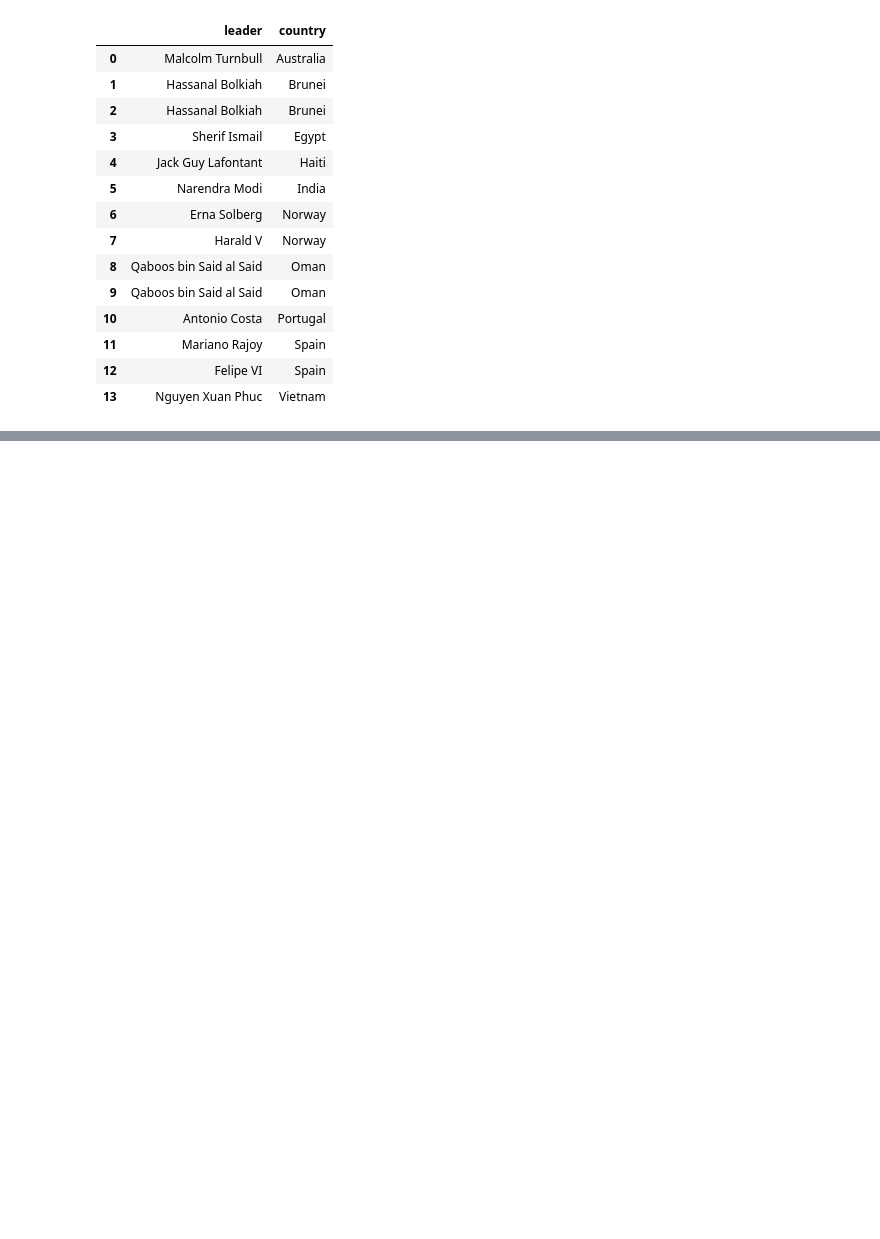
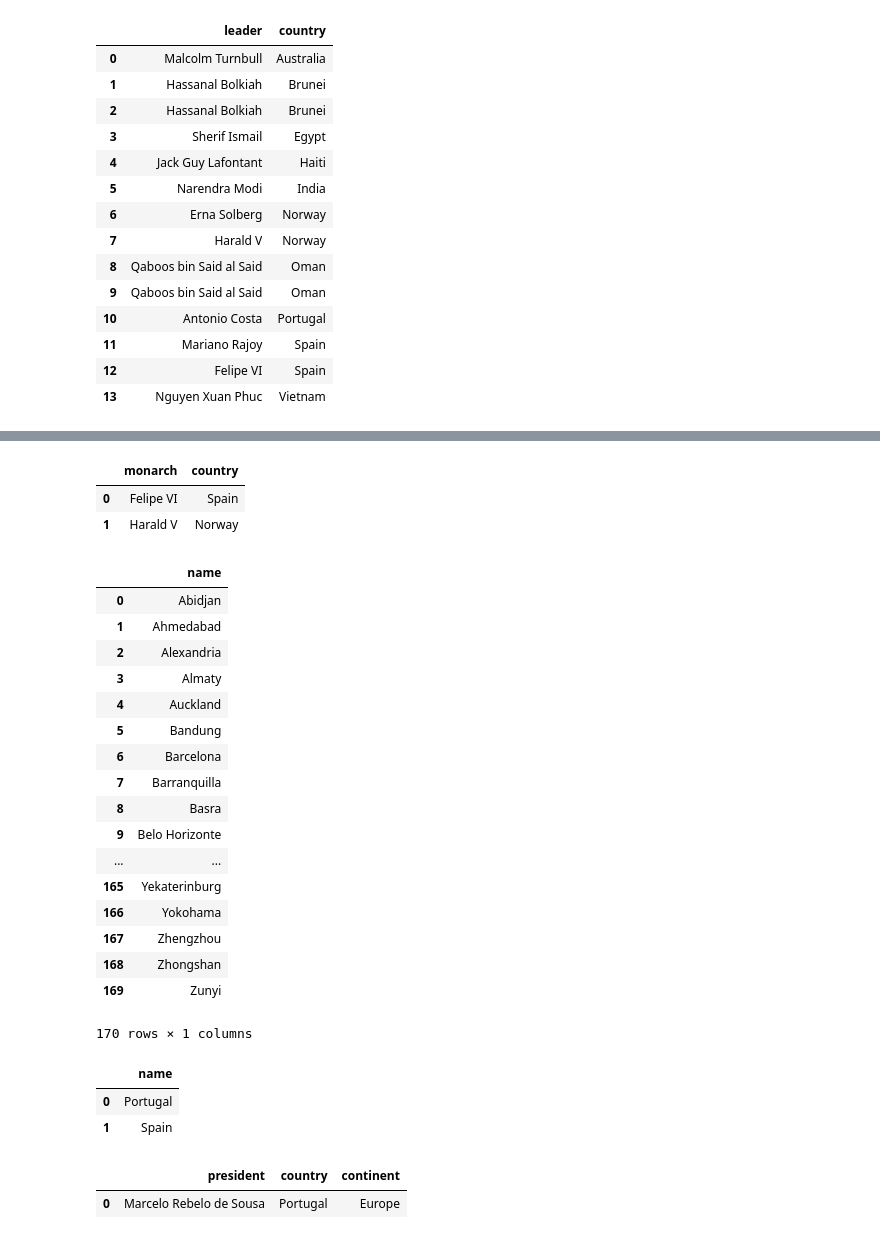
Before and after one commit to MikSm1th/datacamp_notes, a Jupyter notebook: joining_data_in_SQL/Set theory clauses.ipynb, the cells around one changed output, grey strips where cells are left out. Cells and saved outputs as stored; diff of their text form; code cells hidden in the pictures; blank space fills up the shorter version.

```diff
--- a/joining_data_in_SQL/Set theory clauses.ipynb
+++ b/joining_data_in_SQL/Set theory clauses.ipynb
@@ -58,0 +177,10 @@ ORDER BY country;''')
+# %%
+sql_query('''SELECT monarch, country
+FROM monarchs
+EXCEPT
+SELECT prime_minister, country
+FROM prime_ministers''')
+# %% [output]
+|  | monarch | country |
+| 0 | Felipe VI | Spain |
+| 1 | Harald V | Norway |
@@ -58,0 +192,33 @@ ORDER BY country;''')
+# %%
+sql_query('''-- Select field
+SELECT name
+  -- From cities
+  FROM cities
+	-- Set theory clause
+	EXCEPT
+-- Select field
+SELECT capital
+  -- From countries
+  FROM countries
+-- Order by result
+ORDER BY name;
+''')
+# %% [output]
+|  | name |
+| 0 | Abidjan |
+| 1 | Ahmedabad |
+| 2 | Alexandria |
+| 3 | Almaty |
+| 4 | Auckland |
+| 5 | Bandung |
+| 6 | Barcelona |
+| 7 | Barranquilla |
+| 8 | Basra |
+| 9 | Belo Horizonte |
+| ... | ... |
+| 165 | Yekaterinburg |
+| 166 | Yokohama |
+| 167 | Zhengzhou |
+| 168 | Zhongshan |
+| 169 | Zunyi |
+170 rows × 1 columns
@@ -58,0 +230,18 @@ ORDER BY country;''')
+# %%
+sql_query('''SELECT name
+FROM states
+WHERE indep_year < 1800;''')
+# %% [output]
+|  | name |
+| 0 | Portugal |
+| 1 | Spain |
+# %%
+sql_query('''SELECT president, country, continent
+FROM presidents
+WHERE country IN
+	(SELECT name
+	FROM states
+	WHERE indep_year < 1800);''')
+# %% [output]
+|  | president | country | continent |
+| 0 | Marcelo Rebelo de Sousa | Portugal | Europe |
```
Also changed, not shown: parts of 28 cells of this notebook, 5 other files.
